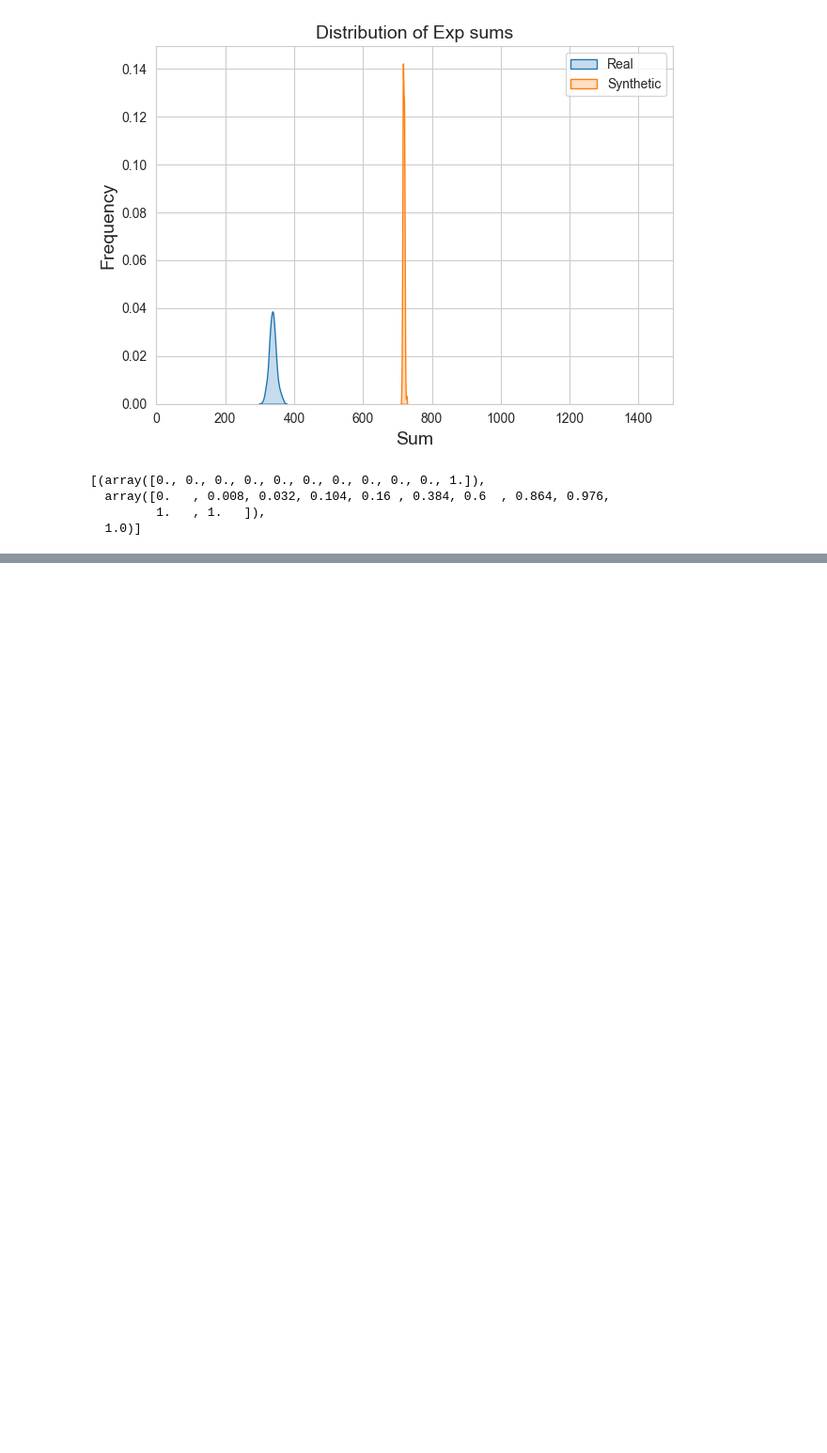
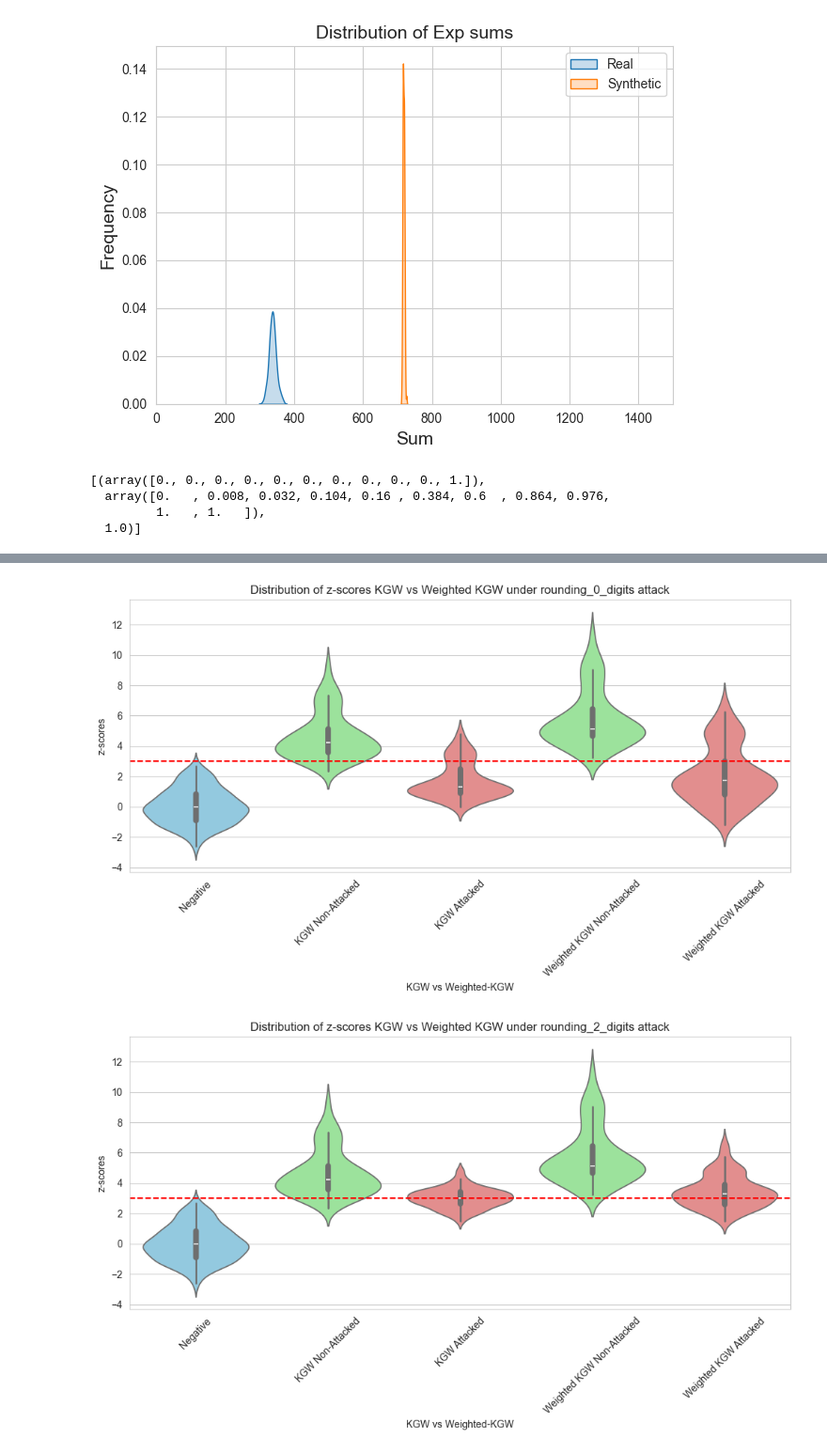
Before and after one commit to blueminh/t-rest, a Jupyter notebook: evaluation/synthcity.ipynb, the cells around one changed output, grey strips where cells are left out. Shown: that part at 94% size. Drawn from its saved outputs; the diff is of its cells as text; code cells hidden in the pictures; blank space fills up the shorter version.

```diff
--- a/evaluation/synthcity.ipynb
+++ b/evaluation/synthcity.ipynb
@@ -1112,0 +1098,18 @@ plot_post_editing_attack([model_name], [(0.25, 2.0)], 125, 125, 'shift_0.05', cu
+# %%
+all_results = []
+# for attack_type in ["shift_0.1", "shift_0.25","shift_0.05"]:
+for attack_type in ["rounding_0_digits", "rounding_2_digits"]:
+    result = plot_post_editing_attack(["abalone","california","adult","diabetes"],
+                         [(0.25, 2.0)],
+                         num_samples_per_class = 125,
+                         num_tokens_per_sample= 125,
+                         attack_type=attack_type,
+                         custom_softmax=(lambda x : softmax(x * 1.5 / np.max(x), 1.0)),
+                         z_threshold=3.0)
+    all_results.append(result[0])
+
+results_df = pd.DataFrame(all_results)
+results_df.to_csv("ahh_roundings.csv")
+# %% [output]
+[figure, added]
+[figure, added]
```
Also changed, not shown: parts of 5 cells of this notebook, 27 other files.
